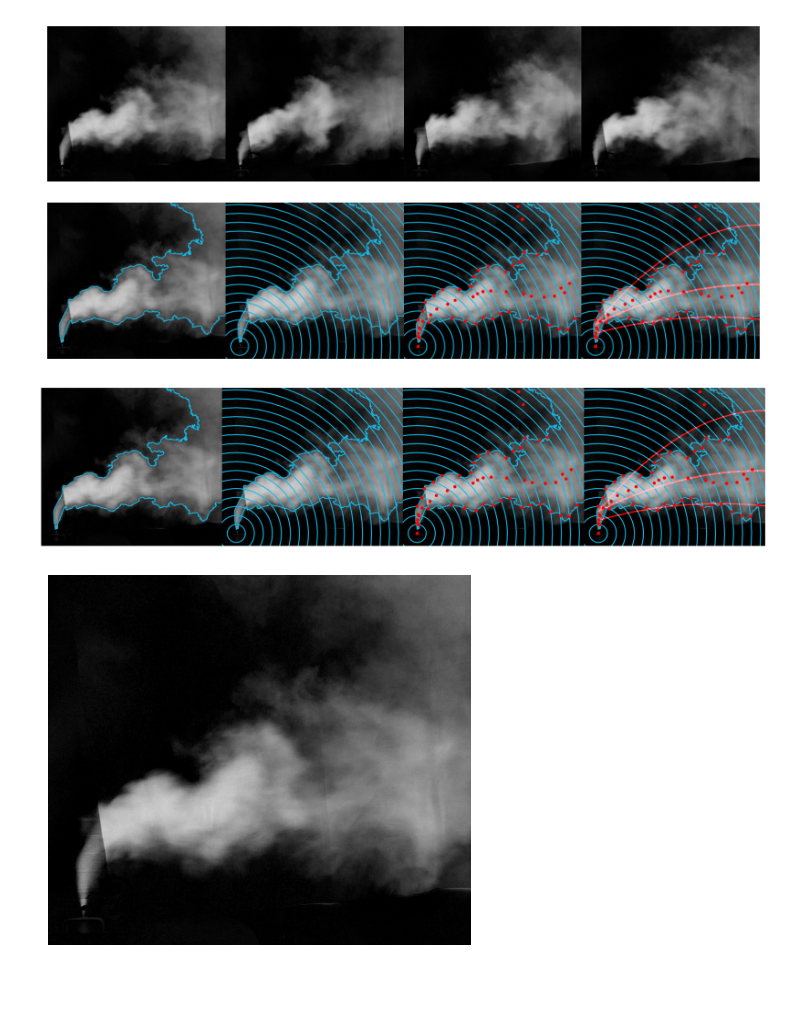
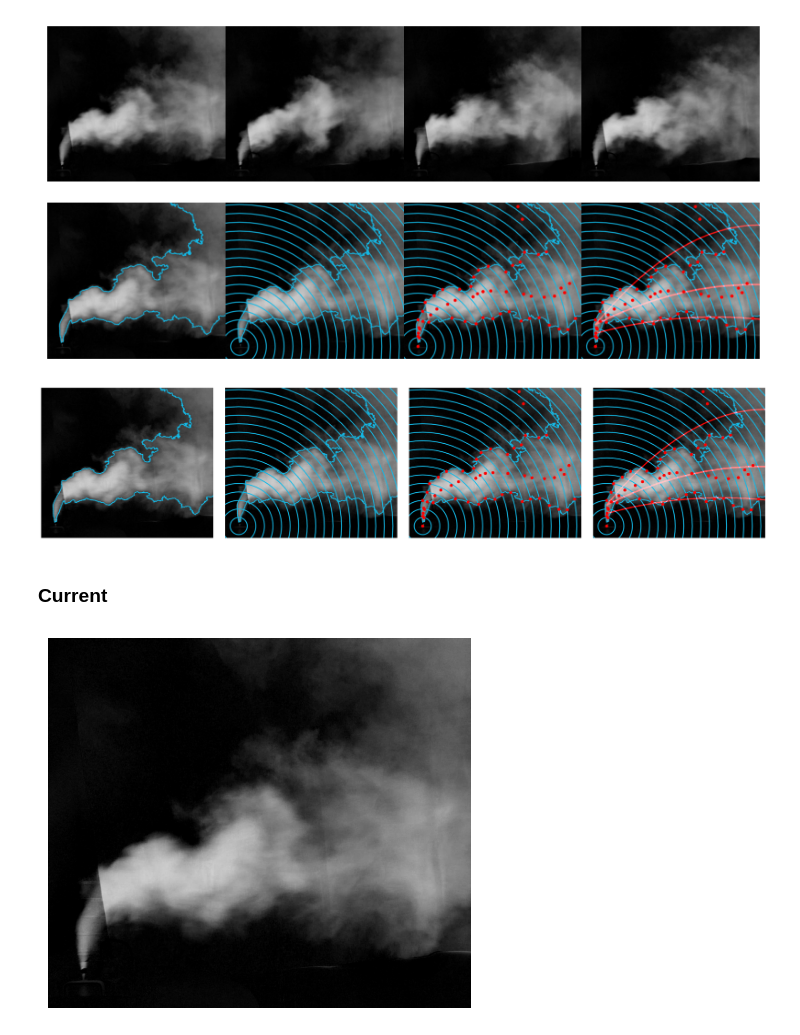
Before and after one commit to MalachiteWind/ROM-Plumes-Experiments, a Jupyter notebook: figures.ipynb, the cells around one changed output. Cells and saved outputs as stored; diff of their text form; code cells hidden in the pictures; blank space fills up the shorter version.

```diff
--- a/figures.ipynb
+++ b/figures.ipynb
@@ -446,3 +446,18 @@ for i in range(len(heat_vals)):
     second_row.append(frame)
 
 figs_to_plot = [first_row,second_row]
+# %%
+new_first_row = first_row.copy()
+new_first_row[1:] = new_first_row[:3]
+
+img_past_path = "/Users/Malachite/Documents/UW/ARA/ARA-Plumes-Malachite-Orig-Repo/plume_videos/July_20/video_high_1/fixed_avg_frames/subtract_0192.png"
+
+frame = cv2.imread(img_past_path)
+frame = create_fig(frame, plotting_data, leak_source,
+                   heatmap=False,
+                   contour=False,
+                   concentric_circ=False,
+                   scatter=False,
+                   poly=False)
+new_first_row[0] = frame
+figs_to_plot[0] = new_first_row
@@ -461,15 +479,17 @@ plt.subplots_adjust(wspace=0, hspace=0)
 # %%
 num_rows = 1
 num_cols = 4
 fig, axes = plt.subplots(num_rows, num_cols, figsize=(30, 20))
 
 for row in range(num_rows):
     for col in range(num_cols):
         axes[col].imshow(figs_to_plot[row+1][col])
         axes[col].axis('off')
-plt.subplots_adjust(wspace=0, hspace=0)
+plt.subplots_adjust(wspace=0.07, hspace=0)
 # %% [output]
-[figure, old version]
+[figure, new version]
+# %% [markdown]
+### Current
 # %%
 frame = cv2.imread(imgs_to_read[0])
 frame = np.fliplr(frame)
```
Also changed, not shown: parts of 4 cells of this notebook.
